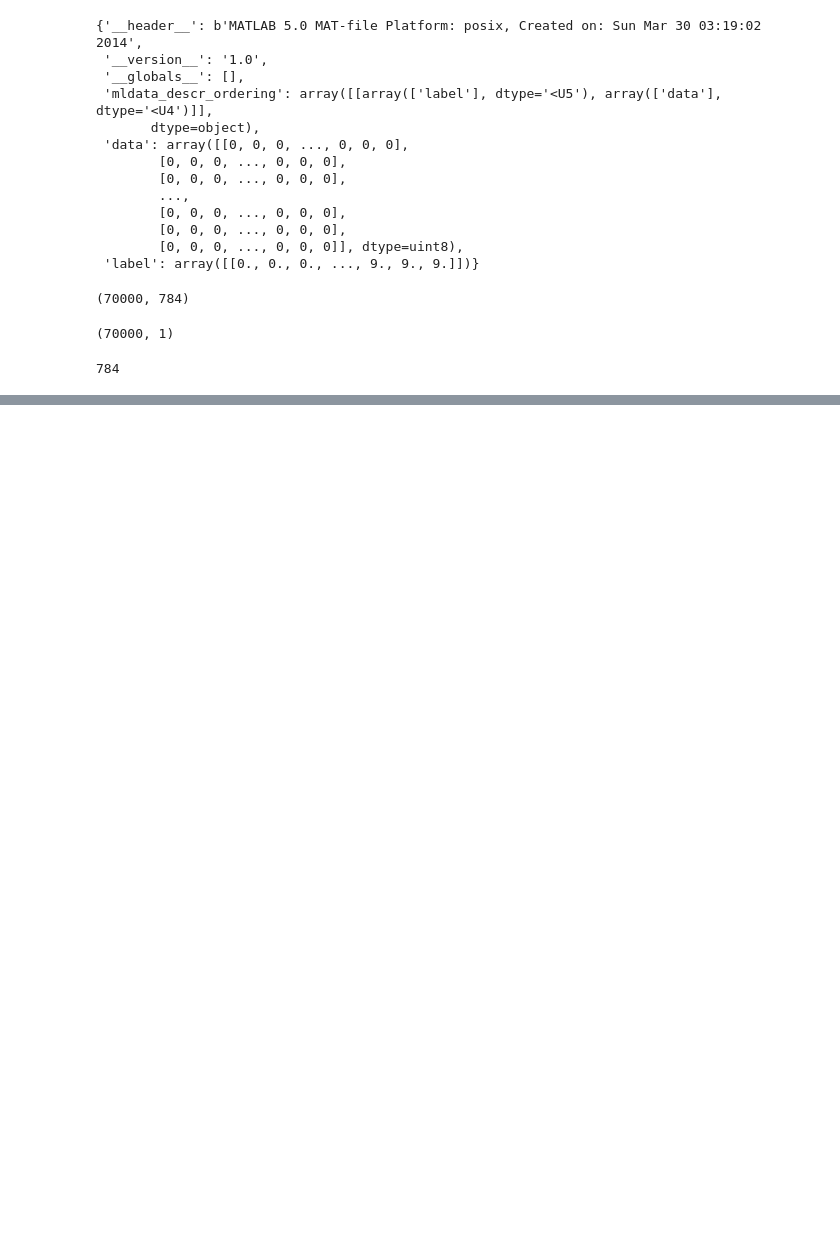
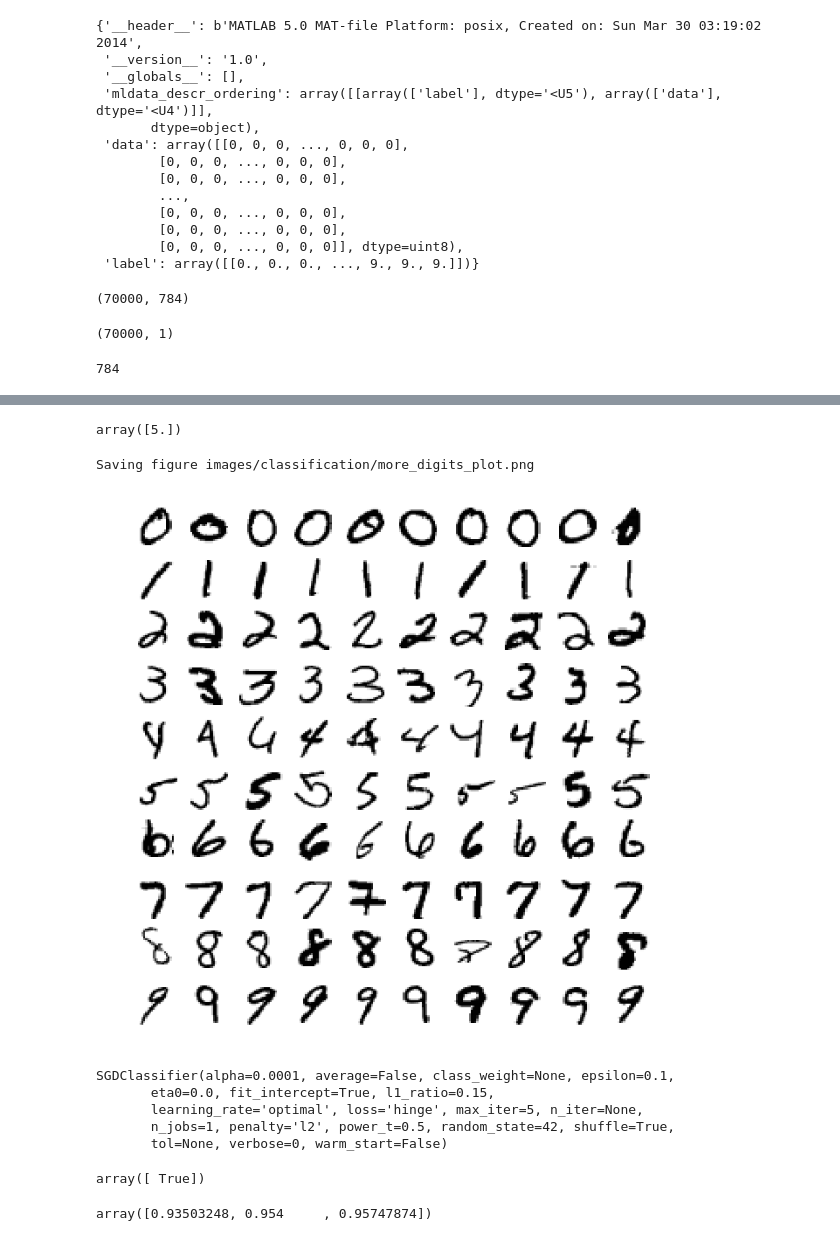
Before and after one commit to flybetter/handson_demo, a Jupyter notebook: 03_classification.ipynb, the cells around one changed output, grey strips where cells are left out. Saved outputs shown, nothing was run; the diff lists cells and outputs as text; code cells hidden in the pictures; blank space fills up the shorter version.

Commit message:
the chapter 3 classification

```diff
--- a/03_classification.ipynb
+++ b/03_classification.ipynb
@@ -65,0 +66,20 @@ NameError: name 'a' is not defined
+# %%
+y[36000]
+# %% [output]
+array([5.])
+# %%
+# EXTRA
+def plot_digits(instances, images_per_row=10, **options):
+    size = 28
+    images_per_row = min(len(instances), images_per_row)
+    images = [instance.reshape(size,size) for instance in instances]
+    n_rows = (len(instances) - 1) // images_per_row + 1
+    row_images = []
+    n_empty = n_rows * images_per_row - len(instances)
+    images.append(np.zeros((size, size * n_empty)))
+    for row in range(n_rows):
+        rimages = images[row * images_per_row : (row + 1) * images_per_row]
+        row_images.append(np.concatenate(rimages, axis=1))
+    image = np.concatenate(row_images, axis=0)
+    plt.imshow(image, cmap = matplotlib.cm.binary, **options)
+    plt.axis("off")
@@ -65,0 +92,9 @@ NameError: name 'a' is not defined
+# %%
+plt.figure(figsize=(9,9))
+example_images=np.r_[X[:12000:600],X[13000:30600:600],X[30600:60000:590]]
+plot_digits(example_images,images_per_row=10)
+save_fig("more_digits_plot")
+plt.show()
+# %% [output]
+Saving figure images/classification/more_digits_plot.png
+[figure, added]
@@ -65,0 +107,19 @@ NameError: name 'a' is not defined
+# %%
+from sklearn.linear_model import SGDClassifier
+sgd_clf=SGDClassifier(max_iter=5,random_state=42)
+sgd_clf.fit(X_train,y_train_5)
+# %% [output]
+SGDClassifier(alpha=0.0001, average=False, class_weight=None, epsilon=0.1,
+       eta0=0.0, fit_intercept=True, l1_ratio=0.15,
+       learning_rate='optimal', loss='hinge', max_iter=5, n_iter=None,
+       n_jobs=1, penalty='l2', power_t=0.5, random_state=42, shuffle=True,
+       tol=None, verbose=0, warm_start=False)
+# %%
+sgd_clf.predict([some_digit])
+# %% [output]
+array([ True])
+# %%
+from sklearn.model_selection import cross_val_score
+cross_val_score(sgd_clf,X_train,y_train_5,cv=3,scoring="accuracy")
+# %% [output]
+array([0.93503248, 0.954     , 0.95747874])
```
Also changed, not shown: parts of 4 cells of this notebook.
